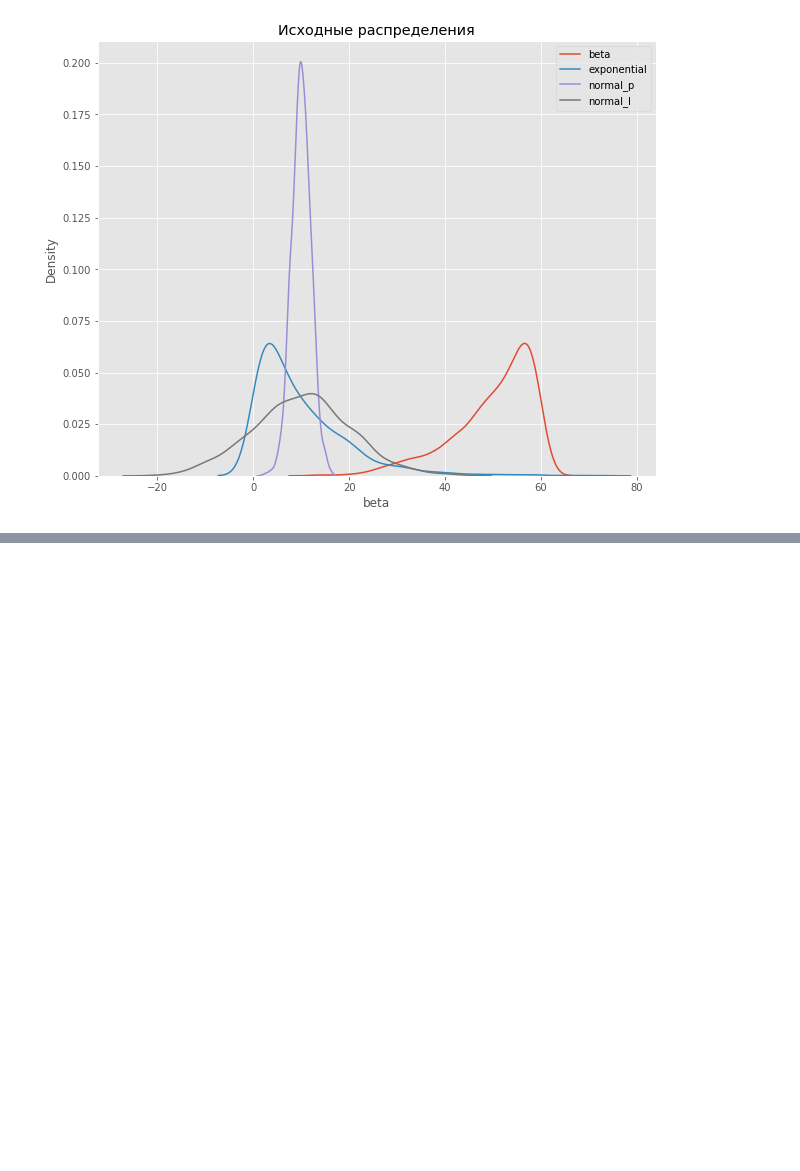
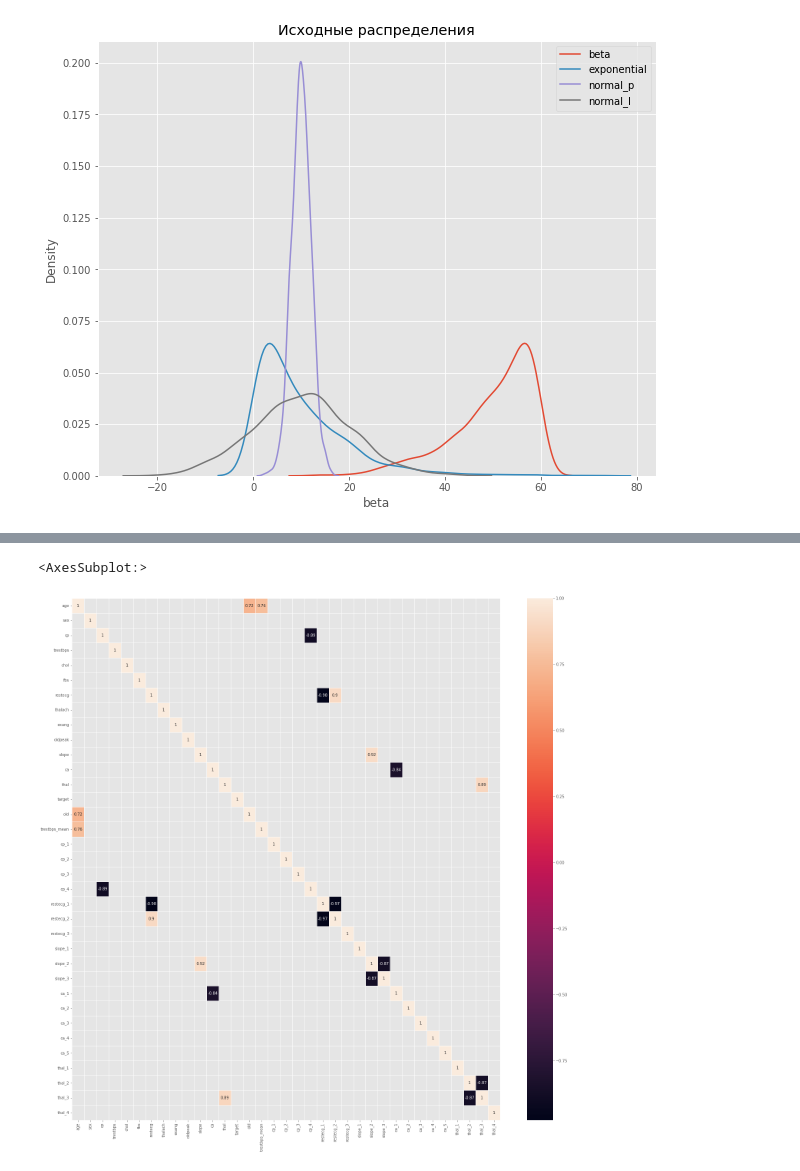
Before and after one commit to DarthSirius/Lessons, a Jupyter notebook: SkillFactory/EDA_1/EDA3.ipynb, the cells around one changed output, grey strips where cells are left out. Drawn from its saved outputs; the diff is of its cells as text; code cells hidden in the pictures; blank space fills up the shorter version.

```diff
--- a/SkillFactory/EDA_1/EDA3.ipynb
+++ b/SkillFactory/EDA_1/EDA3.ipynb
@@ -121,0 +416,7 @@ plt.legend()
+# %%
+fig, axes = plt.subplots(nrows=1, ncols=1, figsize=(25, 25))
+corr_df = heart.corr(method='pearson')
+sns.heatmap(corr_df[abs(corr_df) >= 0.7], annot=True, linewidths=.5, ax=axes)
+# %% [output]
+<AxesSubplot:>
+[figure, added]
```
Also changed, not shown: parts of 22 cells of this notebook.
